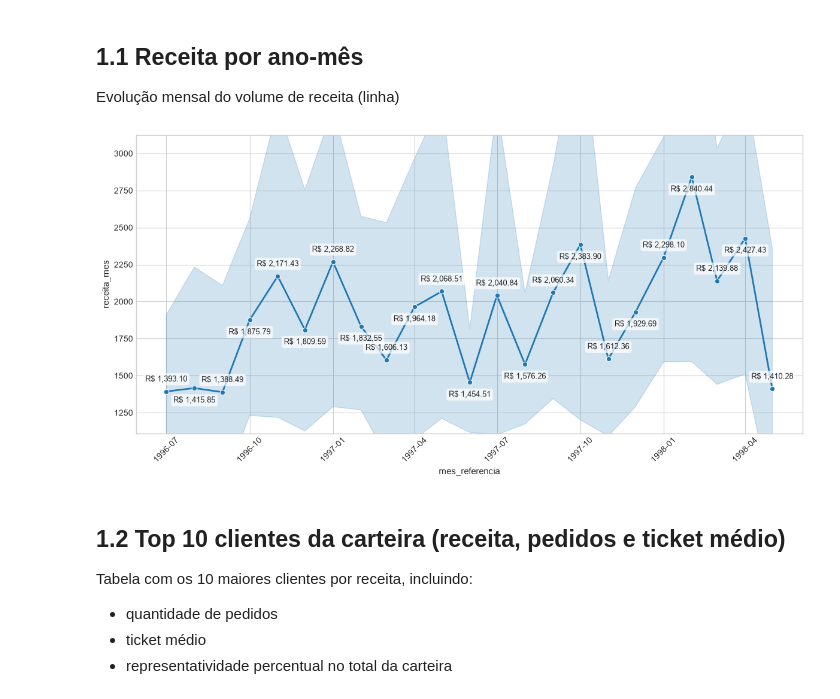
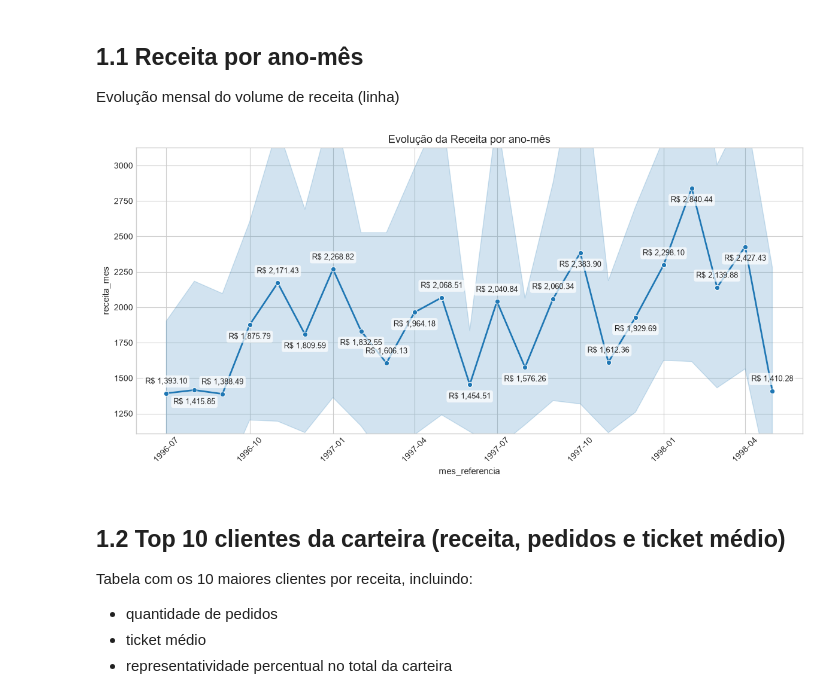
Before and after one commit to thalesluizbraga/dbt_northwind, a Jupyter notebook: 5-bi_report/northwind_analyses.ipynb, the cells around one changed output. Drawn from its saved outputs; the diff is of its cells as text; code cells hidden in the pictures.

```diff
--- a/5-bi_report/northwind_analyses.ipynb
+++ b/5-bi_report/northwind_analyses.ipynb
@@ -78,35 +78,35 @@ y_data = list(linhas.get_ydata())
 # Descobre o valor máximo do eixo Y para criar um respiro proporcional dinâmico
 max_y = max([y for y in y_data if y == y])  # remove NaNs se houver
 
 # 4. Adiciona os rótulos de dados alternando as posições para evitar colisões
 for idx, (x, y) in enumerate(zip(x_data, y_data)):
     if y != y or y is None:
         continue
 
     label = f"R$ {y:,.2f}"
 
     # Alterna: índices pares plotam ligeiramente acima, ímpares ligeiramente abaixo
     if idx % 2 == 0:
         va_param = 'bottom'
         y_pos = y + (max_y * 0.02)  # 2% acima do valor máximo como margem estável
     else:
         va_param = 'top'
         y_pos = y - (max_y * 0.02)  # 2% abaixo
 
     ax.text(x, y_pos, label, ha='center', va=va_param, fontsize=9,
             bbox=dict(boxstyle="round,pad=0.3", fc="white", ec="none", alpha=0.7))
-
+    ax.set_title("Evolução da Receita por ano-mês")
 # 5. Rotaciona os labels do eixo X para que as datas/meses fiquem legíveis
 plt.xticks(rotation=45)
 
 # 6. Dá mais espaço no teto e no chão do gráfico para os textos das pontas não sumirem
 plt.ylim(min([y for y in y_data if y == y]) * 0.8, max_y * 1.1)
 
 # Ajusta o layout para não cortar textos nas bordas da imagem
 plt.tight_layout()
 plt.show()
 # %% [output]
-[figure, old version]
+[figure, new version]
 # %% [markdown]
 ## 1.2 Top 10 clientes da carteira (receita, pedidos e ticket médio)
 
```
Also changed, not shown: parts of 3 cells of this notebook, 4 other files.
